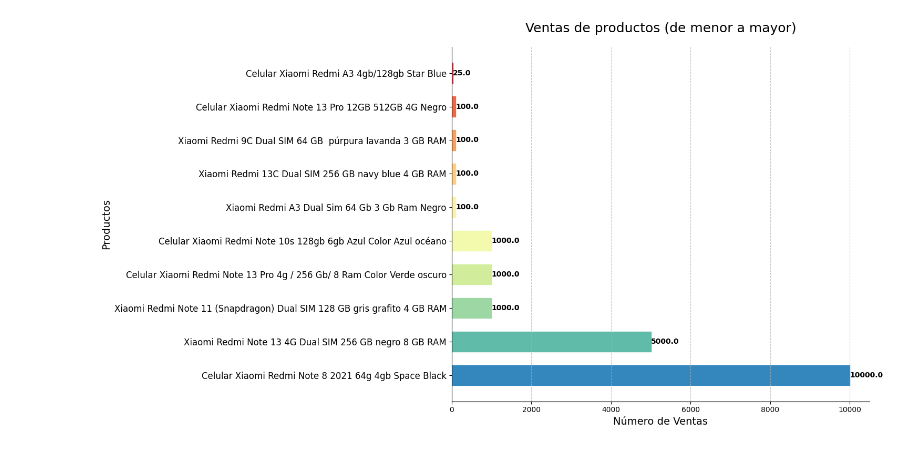
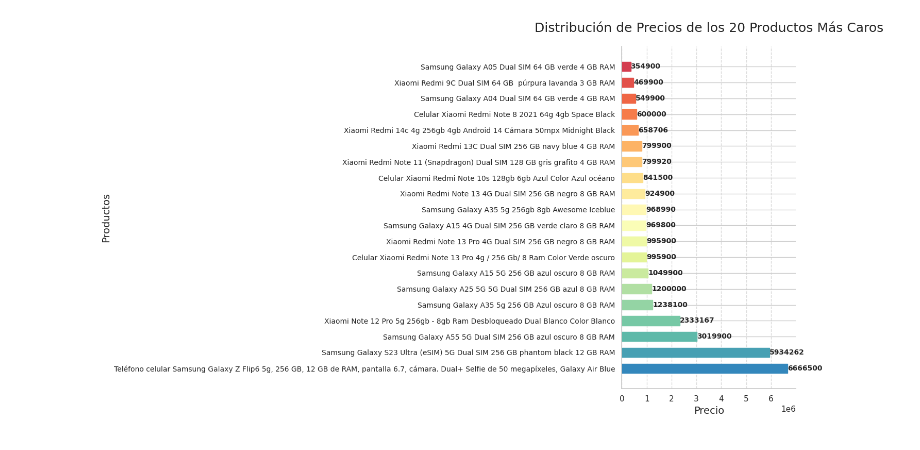
Before and after one commit to Alexis-Machado/EA2_Optimizando-la-productividad-en-el-mundo-del-software, a Jupyter notebook: AlexisMachado_QueniaVanegas_JuliánMartínez_EA2_Optimizando_la_productividad_en_el_mundo_del_software.ipynb, the cells around one changed output. Cells and saved outputs as stored; diff of their text form; code cells hidden in the pictures.

Commit message:
MercadoLibre-Scraper-V2.0

```diff
--- a/AlexisMachado_QueniaVanegas_JuliánMartínez_EA2_Optimizando_la_productividad_en_el_mundo_del_software.ipynb
+++ b/AlexisMachado_QueniaVanegas_JuliánMartínez_EA2_Optimizando_la_productividad_en_el_mundo_del_software.ipynb
@@ -130,16 +128,16 @@ Datos guardados en 'productos_mercado_libre.csv'
 # %%
 # Convertir 'estrellas' a numérico
-df['estrellas'] = pd.to_numeric(df['estrellas'], errors='coerce')
+df['Estrellas'] = pd.to_numeric(df['Estrellas'], errors='coerce')
 
 # Ordenar el dataframe por 'estrellas' en orden descendente
-df_sorted = df.sort_values('estrellas', ascending=True)
+df_sorted = df.sort_values('Estrellas', ascending=True)
 
 # Seleccionar los 10 productos
-df_top = df_sorted.tail(10)
+df_top = df_sorted.tail(20)
 
 # Crear el gráfico
 plt.figure(figsize=(14, 8))
-bars = plt.barh(df_top['Nombre'], df_top['estrellas'], height=0.6)
+bars = plt.barh(df_top['Nombre'], df_top['Estrellas'], height=0.6)
 
 # Personalizar los colores
 colors = plt.cm.Spectral(np.linspace(0.1, 0.9, len(df_top)))
@@ -230,43 +175,58 @@ plt.show()
 # %%
-# Convertir la columna 'ventas_limpias' a numérico
-df['ventas_limpias'] = pd.to_numeric(df['ventas_limpias'], errors='coerce')
+# Leer el archivo CSV
+df = pd.read_csv('productos_mercado_libre.csv')
 
-# Ordenar el dataframe por 'ventas_limpias' en orden ascendente
-df_sorted_ventas = df.sort_values('ventas_limpias', ascending=True)
+# Limpiar la columna 'Precio'
+def clean_price(price_str):
+    try:
+        return float(price_str.replace('$', '').replace('.', '').replace(',', '.'))
+    except (ValueError, AttributeError):
+        return np.nan
+
+df['Precio'] = df['Precio'].astype(str).apply(clean_price)
+
+# Eliminar filas con precios faltantes
+df = df.dropna(subset=['Precio'])
+
+# Ordenar el dataframe por precio en orden descendente
+df_sorted = df.sort_values('Precio', ascending=True)
+
+# Seleccionar los 20 productos
+df_top = df_sorted.tail(20)
 
 # Crear el gráfico
-plt.figure(figsize=(15, 8))
-bars = plt.barh(df_sorted_ventas['Nombre'], df_sorted_ventas['ventas_limpias'], height=0.6)
+plt.figure(figsize=(14, 8))
+bars = plt.barh(df_top['Nombre'], df_top['Precio'], height=0.6)
 
 # Personalizar los colores
-colors = plt.cm.Spectral(np.linspace(0.1, 0.9, len(df_sorted_ventas)))
+colors = plt.cm.Spectral(np.linspace(0.1, 0.9, len(df_top)))
 for bar, color in zip(bars, colors):
     bar.set_color(color)
 
 # Personalizar el gráfico
-plt.title('Ventas de productos (de menor a mayor)', fontsize=18, pad=20)
-plt.xlabel('Número de Ventas', fontsize=14)
+plt.title('Distribución de Precios de los 20 Productos Más Caros', fontsize=18, pad=20)
+plt.xlabel('Precio', fontsize=14)
 plt.ylabel('Productos', fontsize=14)
 plt.gca().invert_yaxis()
 plt.gca().spines['top'].set_visible(False)
 plt.gca().spines['right'].set_visible(False)
 
-# Agregamos líneas de cuadrícula
+# Agregar líneas de cuadrícula
 plt.grid(axis='x', linestyle='--', alpha=0.7)
 
-# Aumentamos el tamaño de la fuente para los nombres de los productos
-plt.yticks(fontsize=12)
+# Aumentar el tamaño de la fuente para los nombres de los productos
+plt.yticks(fontsize=10)
 
-# Agregamos etiquetas de valor al final de cada barra
+# Agregar etiquetas de valor al final de cada barra
 for bar in bars:
     width = bar.get_width()
-    plt.text(width, bar.get_y() + bar.get_height()/2, f'{width:.1f}',
+    plt.text(width, bar.get_y() + bar.get_height()/2, f'{width:.0f}',
              ha='left', va='center', fontsize=10, fontweight='bold')
 
-# Ajustamos el diseño
+# Ajustar el diseño
 plt.tight_layout()
 
-# Mostramos el gráfico
+# Mostrar el gráfico
 plt.show()
 # %% [output]
-[figure, old version]
+[figure, new version]
```
Also changed, not shown: parts of 14 cells of this notebook.
